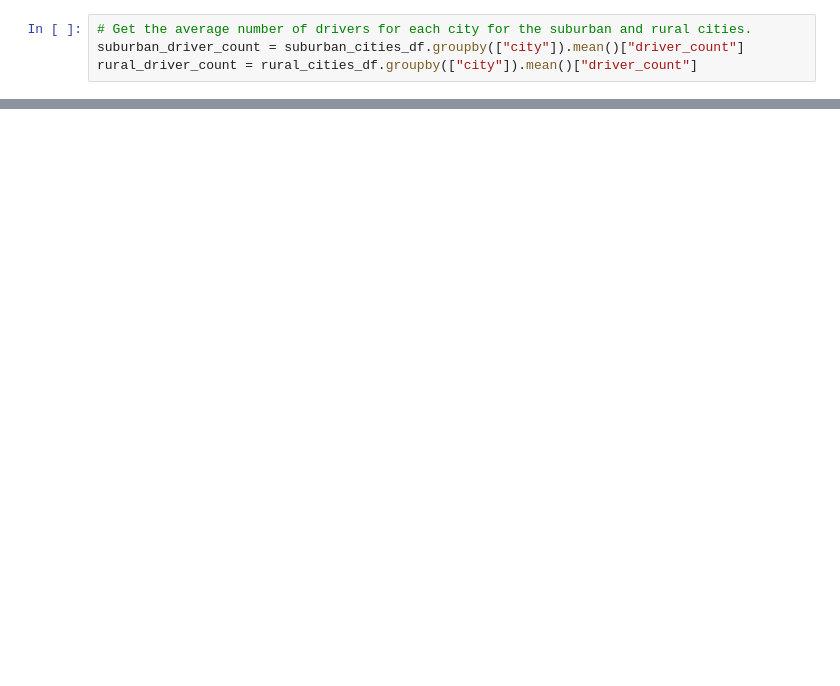
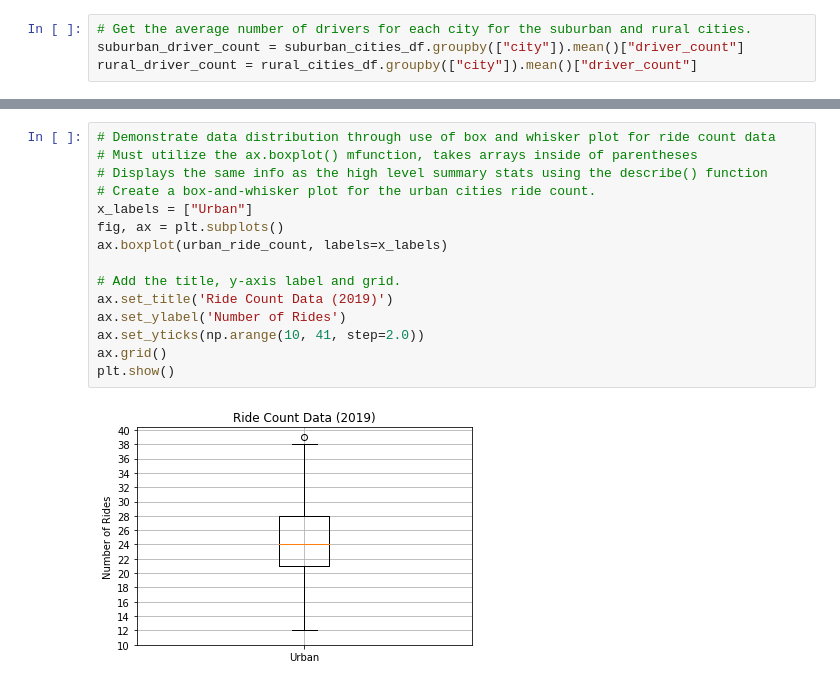
Before and after one commit to mshedlosky/PyBer_Analysis, a Jupyter notebook: PyBer.ipynb, the cells around one changed output, grey strips where cells are left out. Saved outputs shown, nothing was run; the diff lists cells and outputs as text; blank space fills up the shorter version.

Commit message:
commit with four figures completed

```diff
--- a/PyBer.ipynb
+++ b/PyBer.ipynb
@@ -195,0 +620,17 @@ plt.show()
+# %%
+# Demonstrate data distribution through use of box and whisker plot for ride count data
+# Must utilize the ax.boxplot() mfunction, takes arrays inside of parentheses
+# Displays the same info as the high level summary stats using the describe() function
+# Create a box-and-whisker plot for the urban cities ride count.
+x_labels = ["Urban"]
+fig, ax = plt.subplots()
+ax.boxplot(urban_ride_count, labels=x_labels)
+
+# Add the title, y-axis label and grid.
+ax.set_title('Ride Count Data (2019)')
+ax.set_ylabel('Number of Rides')
+ax.set_yticks(np.arange(10, 41, step=2.0))
+ax.grid()
+plt.show()
+# %% [output]
+[figure, added]
```
Also changed, not shown: parts of 60 cells of this notebook, 4 other files.
